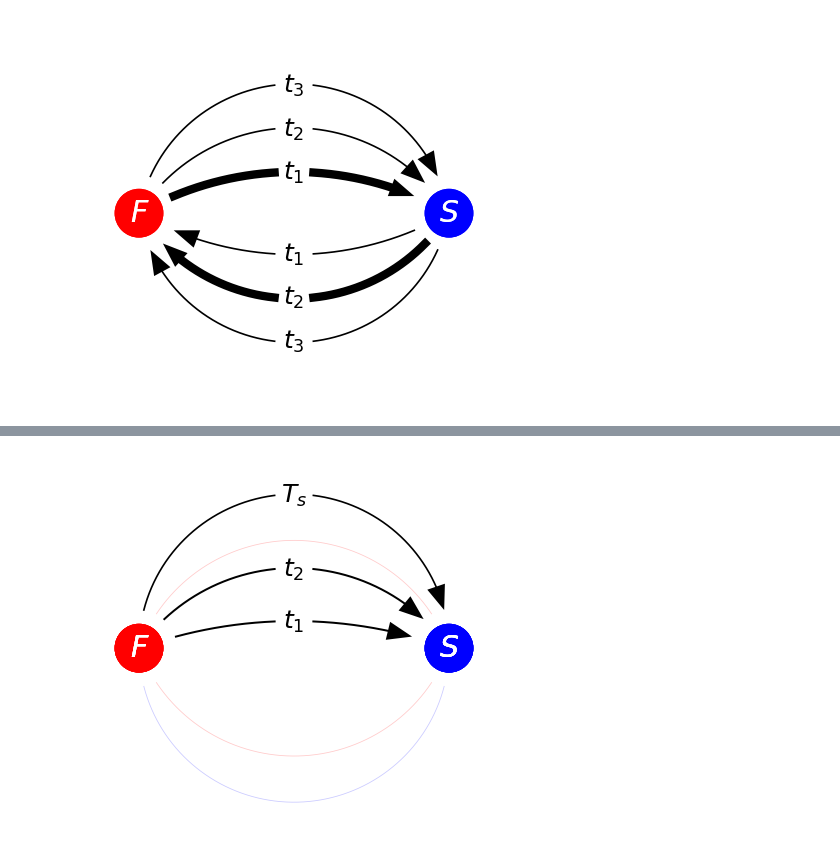
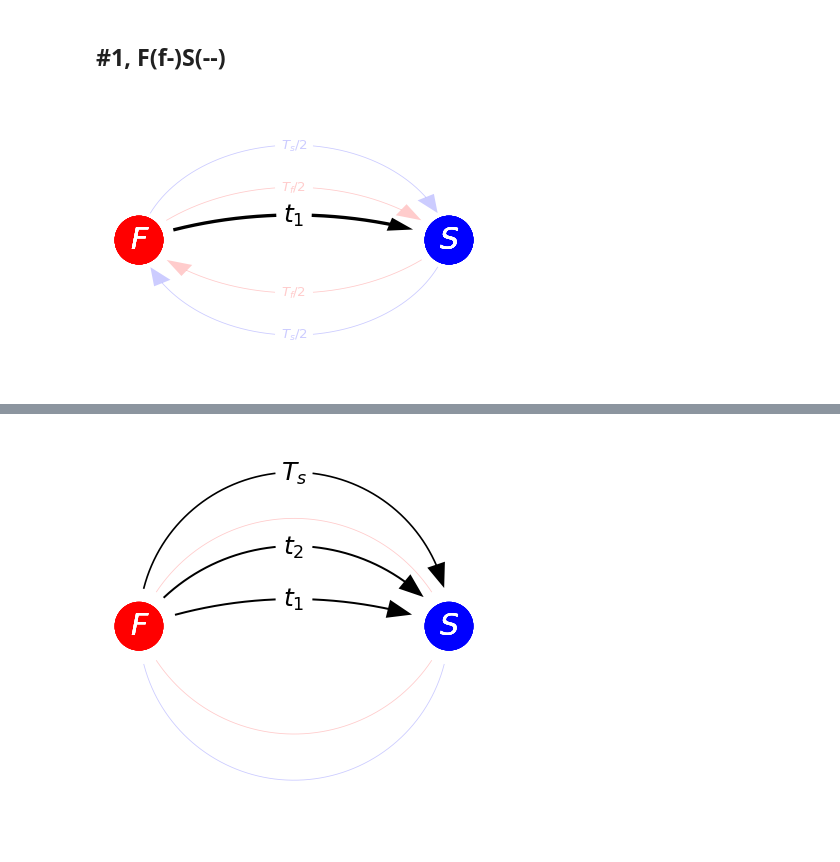
Before and after one commit to jyKim-97/hh_neuralnet, a Jupyter notebook: information_routing/draw_arc.ipynb, the cells around one changed output, grey strips where cells are left out. Cells and saved outputs as stored; diff of their text form; code cells hidden in the pictures.

```diff
--- a/information_routing/draw_arc.ipynb
+++ b/information_routing/draw_arc.ipynb
@@ -32,7 +32,8 @@ def draw_arc(m, rad, agl_range, nres=500, draw_arrow=False, c='k', lw=1, alpha=1
     plt.plot(x, y, c=c, lw=lw, alpha=alpha, linestyle=linestyle)
 
 
-def draw_multi_relation(weight, labels, c='k', alpha=1, ndir=0, L=10, agl0=(20, 45, 70), linestyle='-'):
+def draw_multi_relation(weight, labels, c='k', alpha=1, ndir=0, L=10, agl0=(20, 45, 70),
+                        linestyle='-', fontsize=15, passive=False):
     assert len(agl0) <= 3
     assert len(agl0) == len(weight)
     assert ndir in [0, 1] # l->r, r->l
@@ -53,10 +54,23 @@ def draw_multi_relation(weight, labels, c='k', alpha=1, ndir=0, L=10, agl0=(20,
         agl2 = np.arcsin(tw/2/rad)
 
         pi0 = np.pi*ndir
-        if labels[n] == "":
-            # draw_arc(m, rad, [-agl1+pi0, agl1+pi0], lw=weight[n], c=c, alpha=alpha, draw_arrow=True, linestyle=linestyle)
-            draw_arc(m, rad, [-agl1+pi0, agl1+pi0], lw=weight[n], c=c, alpha=alpha, linestyle=linestyle)
+        if not passive:
+            if labels[n] == "":
+                # draw_arc(m, rad, [-agl1+pi0, agl1+pi0], lw=weight[n], c=c, alpha=alpha, draw_arrow=True, linestyle=linestyle)
+                draw_arc(m, rad, [-agl1+pi0, agl1+pi0], lw=weight[n], c=c, alpha=alpha, linestyle=linestyle)
+            else:
+                draw_arc(m, rad, [-agl1+pi0, -agl2+pi0], lw=weight[n], c=c, alpha=alpha, linestyle=linestyle)
+                draw_arc(m, rad, [agl2+pi0, agl1+pi0], draw_arrow=True, lw=weight[n], c=c, alpha=alpha, linestyle=linestyle)
+                plt.text(0, rad*np.cos(agl2+pi0)+m[1], labels[n], c=c, ha='center', va='center', fontsize=fontsize, alpha=alpha)
+
         else:
             draw_arc(m, rad, [-agl1+pi0, -agl2+pi0], lw=weight[n], c=c, alpha=alpha, linestyle=linestyle)
-            draw_arc(m, rad, [agl2+pi0, agl1+pi0], draw_arrow=True, lw=weight[n], c=c, alpha=alpha, linestyle=linestyle)
-            plt.text(0, rad*np.cos(agl2+pi0)+m[1], labels[n], c=c, ha='center', va='center', fontsize=15)
+            draw_arc(m, rad, [agl2+pi0, agl1+pi0], lw=weight[n], c=c, alpha=alpha, linestyle=linestyle)
+            plt.text(0, rad*np.cos(agl2+pi0)+m[1], labels[n], c=c, ha='center', va='center', fontsize=fontsize, alpha=alpha)
+# %%
+def draw_backbone(agl0=50, agl1=80):
+    opt = dict(alpha=0.2, linestyle='-', fontsize=8)
+    draw_multi_relation([0.5], [r"$T_f/2$"], agl0=[agl0], ndir=0, c='r', **opt)
+    draw_multi_relation([0.5], [r"$T_f/2$"], agl0=[agl0], ndir=1, c='r', **opt)
+    draw_multi_relation([0.5], [r"$T_s/2$"], agl0=[agl1], ndir=0, c='b', **opt)
+    draw_multi_relation([0.5], [r"$T_s/2$"], agl0=[agl1], ndir=1, c='b', **opt)
@@ -63,12 +95,15 @@ def draw_multi_relation(weight, labels, c='k', alpha=1, ndir=0, L=10, agl0=(20,
+# %% [markdown]
+## #1, F(f-)S(--)
 # %%
-plt.figure(figsize=(4, 4), facecolor='none', dpi=120)
-draw_multi_relation([5,1,1], (r"$t_1$", r"$t_2$", r"$t_3$"), agl0=(30, 58, 80), ndir=0)
-draw_multi_relation([1,5,1], (r"$t_1$", r"$t_2$", r"$t_3$"), agl0=(30, 58, 80), ndir=1)
+plt.figure(figsize=(4, 3), facecolor='none', dpi=120)
+draw_multi_relation([2], [r"$t_1$"], agl0=[25], ndir=0)
+draw_multi_relation([], [], agl0=[], ndir=1)
+draw_backbone()
 
 plt.xlim([-6, 6])
 plt.ylim([-6, 6])
 plt.axis("off")
 
 plt.show()
 # %% [output]
-[figure, old version]
+[figure, new version]
```
Also changed, not shown: parts of 14 cells of this notebook, 4 other files.
